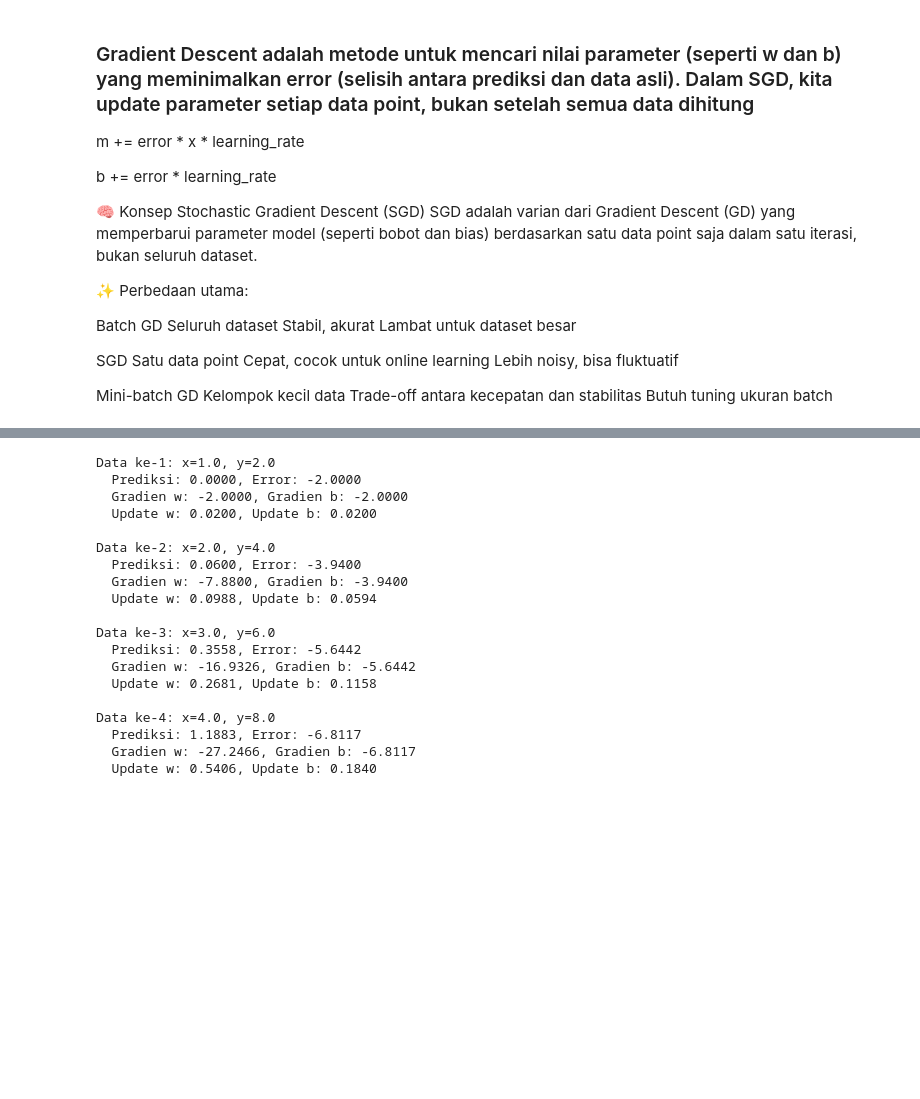
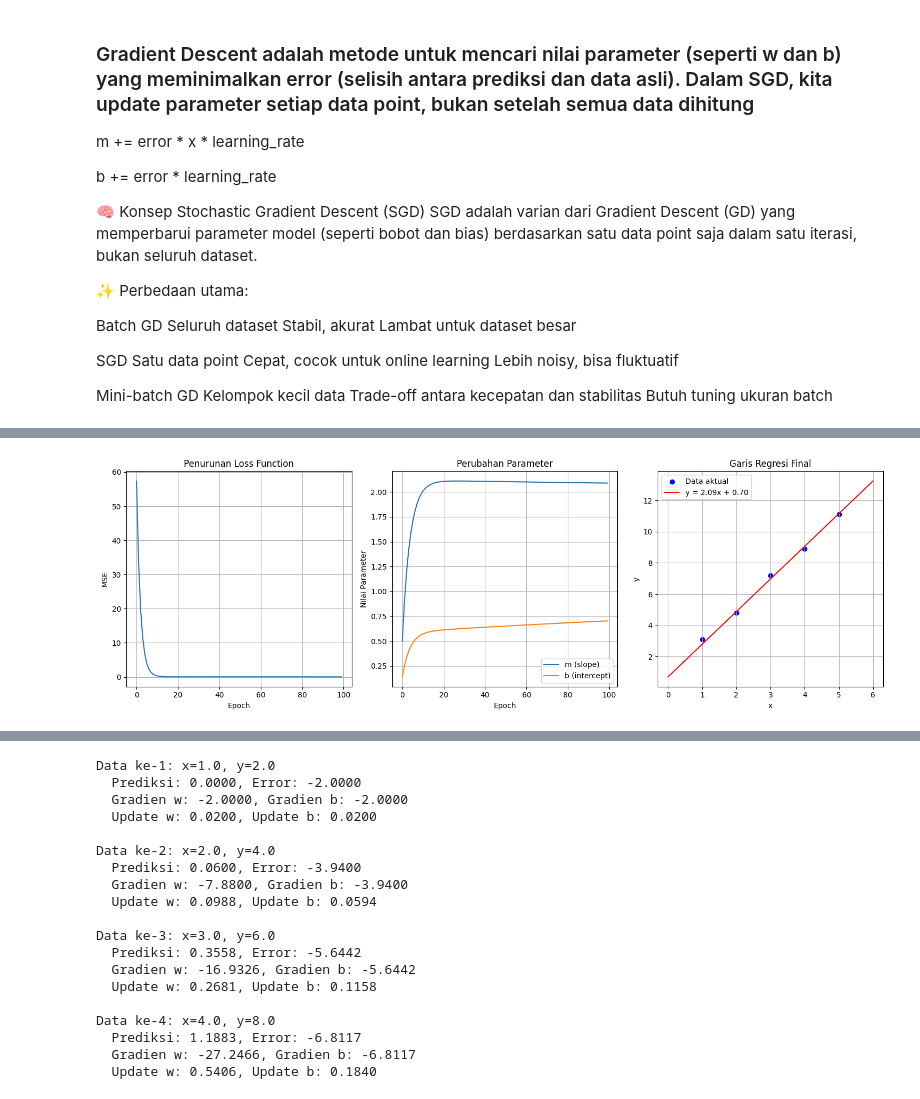
Before and after one commit to edycoleee/ml2025, a Jupyter notebook: 06gd.ipynb, the cells around one changed output, grey strips where cells are left out. Cells and saved outputs as stored; diff of their text form; code cells hidden in the pictures; blank space fills up the shorter version.

```diff
--- a/08gd.ipynb
+++ b/06gd.ipynb
@@ -34,3 +33,15 @@ for i in range(len(X)):
     # Update parameter
     w -= learning_rate * grad_w
     b -= learning_rate * grad_b
+# %%
+#Gradient Descent untuk memprediksi persamaan y = mx + b: Contoh Sederhana: Prediksi y = 2x + 1
+import numpy as np
+import matplotlib.pyplot as plt
+
+# Data sederhana: y = 2x + 1 + noise kecil
+X_train = np.array([1, 2, 3, 4, 5])
+y_train = np.array([3.1, 4.8, 7.2, 8.9, 11.1])  # mendekati y = 2x + 1
+
+print("Data Training:")
+for i in range(len(X_train)):
+    print(f"x = {X_train[i]}, y = {y_train[i]}")
@@ -36,0 +116,37 @@ for i in range(len(X)):
+# %%
+# Plot 1: Loss function
+plt.figure(figsize=(15, 5))
+
+plt.subplot(1, 3, 1)
+plt.plot(loss_history)
+plt.title('Penurunan Loss Function')
+plt.xlabel('Epoch')
+plt.ylabel('MSE')
+plt.grid(True)
+
+# Plot 2: Perubahan parameter m dan b
+plt.subplot(1, 3, 2)
+plt.plot(m_history, label='m (slope)')
+plt.plot(b_history, label='b (intercept)')
+plt.title('Perubahan Parameter')
+plt.xlabel('Epoch')
+plt.ylabel('Nilai Parameter')
+plt.legend()
+plt.grid(True)
+
+# Plot 3: Garis regresi final
+plt.subplot(1, 3, 3)
+plt.scatter(X_train, y_train, color='blue', label='Data aktual')
+x_line = np.linspace(0, 6, 100)
+y_line = m * x_line + b
+plt.plot(x_line, y_line, color='red', label=f'y = {m:.2f}x + {b:.2f}')
+plt.title('Garis Regresi Final')
+plt.xlabel('x')
+plt.ylabel('y')
+plt.legend()
+plt.grid(True)
+
+plt.tight_layout()
+plt.show()
+# %% [output]
+[figure, added]
```
Also changed, not shown: parts of 14 cells of this notebook, 5 other files.
